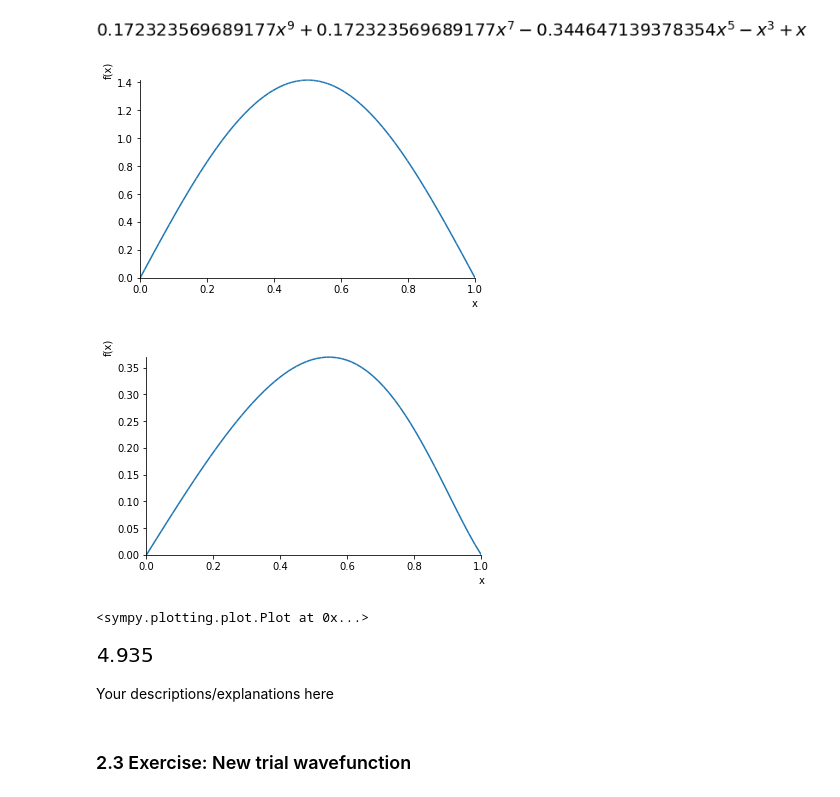
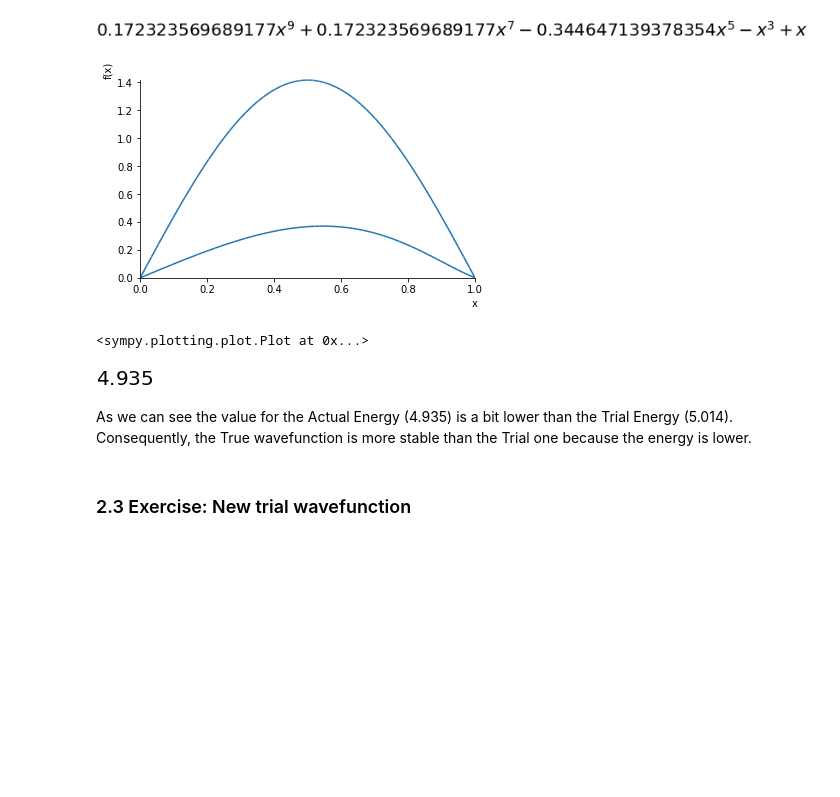
Before and after one commit to sju-chem264-2019/10-3-19-lecture-Yekaterina25, a Jupyter notebook: variational-principle.ipynb, the cells around one changed output. Cells and saved outputs as stored; diff of their text form; code cells hidden in the pictures; blank space fills up the shorter version.

```diff
--- a/variational-principle.ipynb
+++ b/variational-principle.ipynb
@@ -166,19 +166,17 @@ expr1subfora
 [figure]
 # %%
 groundparticle=2**0.5*sym.sin(sym.pi*x)
-sym.plot(groundparticle, (x,0,1))
-sym.plot(expr1subfora, (x,0,1))
+sym.plot(groundparticle, expr1subfora, (x,0,1))
 # %% [output]
-[figure, old version]
+[figure, new version]
-[figure, removed]
 <sympy.plotting.plot.Plot at 0x...>
 # %%
 ActualE=(sym.pi**2/2)
 ActualE.evalf(4)
 # %% [output]
 [figure]
-# %% [markdown]
-Your descriptions/explanations here
+# %% [markdown]
+As we can see the value for the Actual Energy (4.935) is a bit lower than the Trial Energy (5.014). Consequently, the True wavefunction is more stable than the Trial one because the energy is lower.
 # %% [markdown]
 ### 2.3 Exercise: New trial wavefunction
 # %% [markdown]
```
Also changed, not shown: parts of 6 cells of this notebook.
